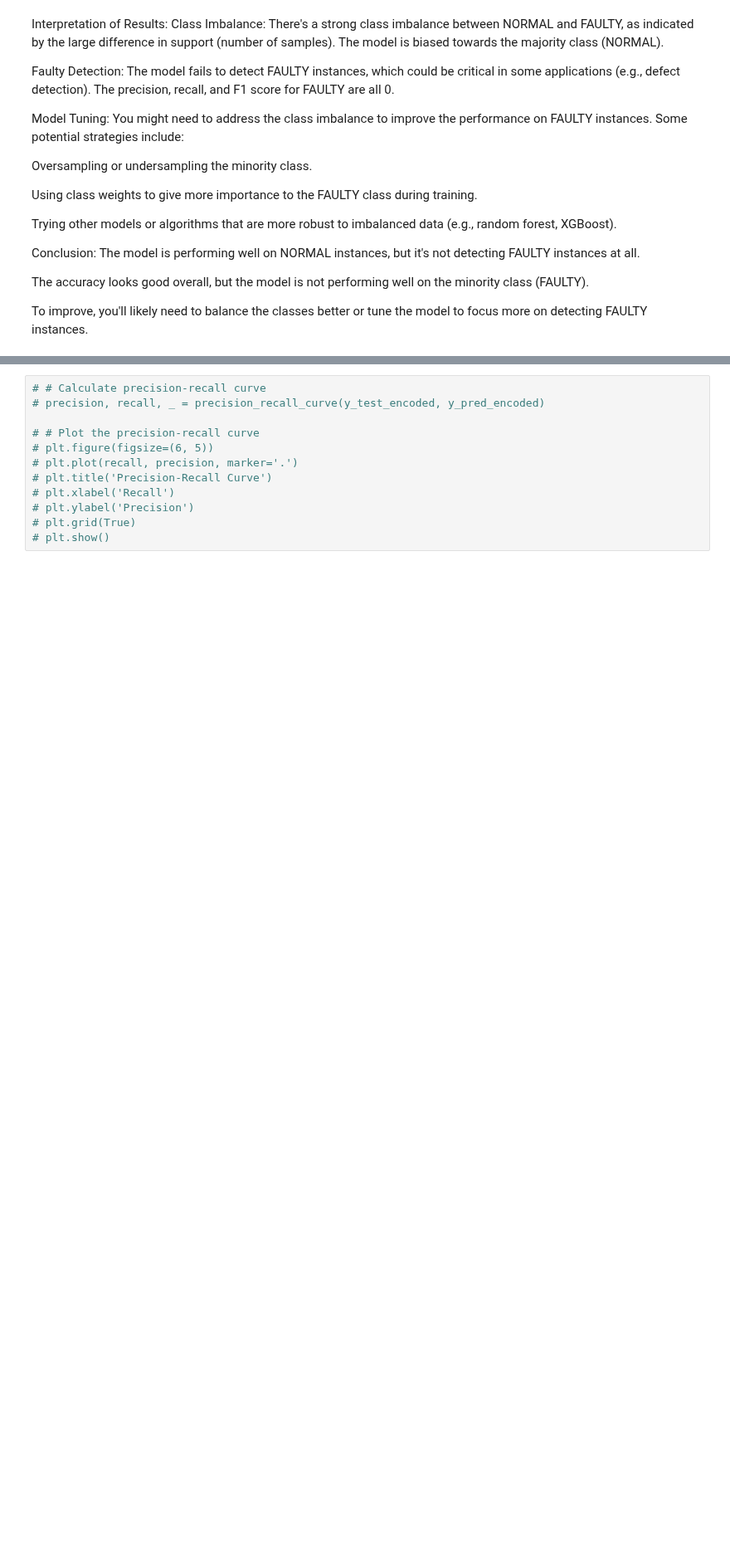
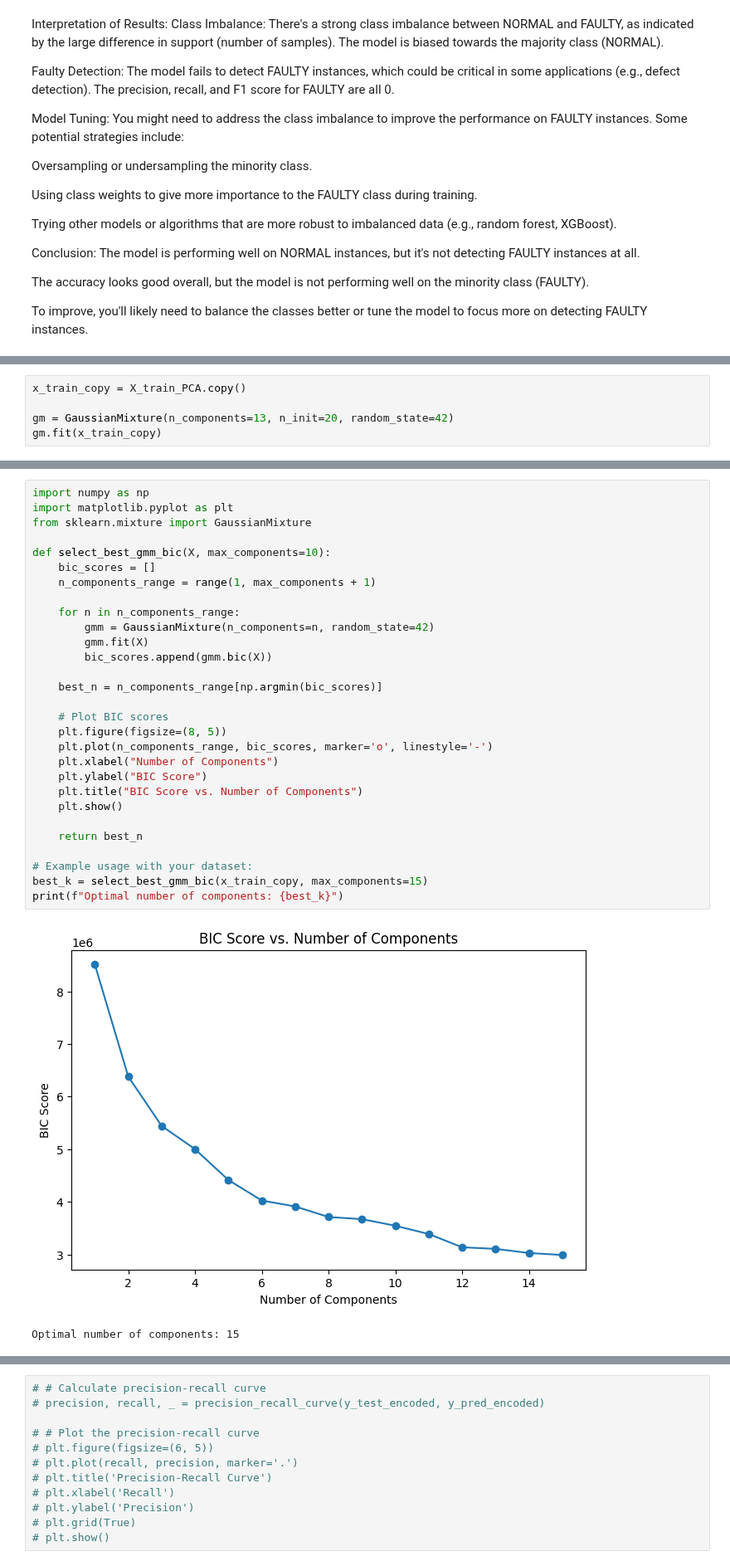
Before and after one commit to elisabellahj/MLing, a Jupyter notebook: Andreas_A2.ipynb, the cells around one changed output, grey strips where cells are left out. Shown at 83% size. Cells and saved outputs as stored; diff of their text form; blank space fills up the shorter version.

```diff
--- a/Andreas_A2.ipynb
+++ b/Andreas_A2.ipynb
@@ -302,0 +347,5 @@ To improve, you'll likely need to balance the classes better or tune the model t
+# %%
+x_train_copy = X_train_PCA.copy()
+
+gm = GaussianMixture(n_components=13, n_init=20, random_state=42)
+gm.fit(x_train_copy)
@@ -302,0 +395,32 @@ To improve, you'll likely need to balance the classes better or tune the model t
+# %%
+import numpy as np
+import matplotlib.pyplot as plt
+from sklearn.mixture import GaussianMixture
+
+def select_best_gmm_bic(X, max_components=10):
+    bic_scores = []
+    n_components_range = range(1, max_components + 1)
+
+    for n in n_components_range:
+        gmm = GaussianMixture(n_components=n, random_state=42)
+        gmm.fit(X)
+        bic_scores.append(gmm.bic(X))
+
+    best_n = n_components_range[np.argmin(bic_scores)]
+
+    # Plot BIC scores
+    plt.figure(figsize=(8, 5))
+    plt.plot(n_components_range, bic_scores, marker='o', linestyle='-')
+    plt.xlabel("Number of Components")
+    plt.ylabel("BIC Score")
+    plt.title("BIC Score vs. Number of Components")
+    plt.show()
+
+    return best_n
+
+# Example usage with your dataset:
+best_k = select_best_gmm_bic(x_train_copy, max_components=15)
+print(f"Optimal number of components: {best_k}")
+# %% [output]
+[figure, added]
+Optimal number of components: 15
```
Also changed, not shown: parts of 20 cells of this notebook.
